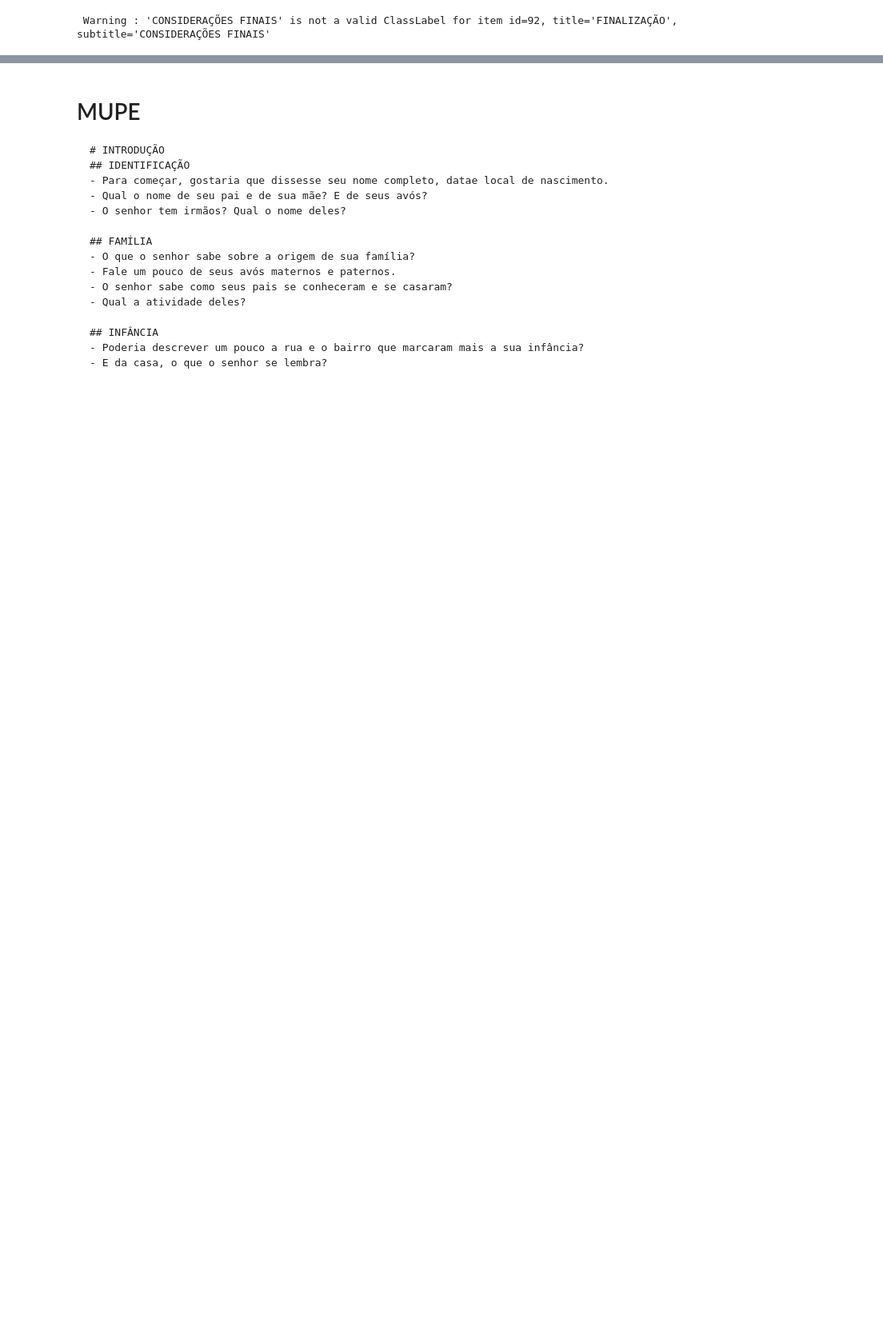
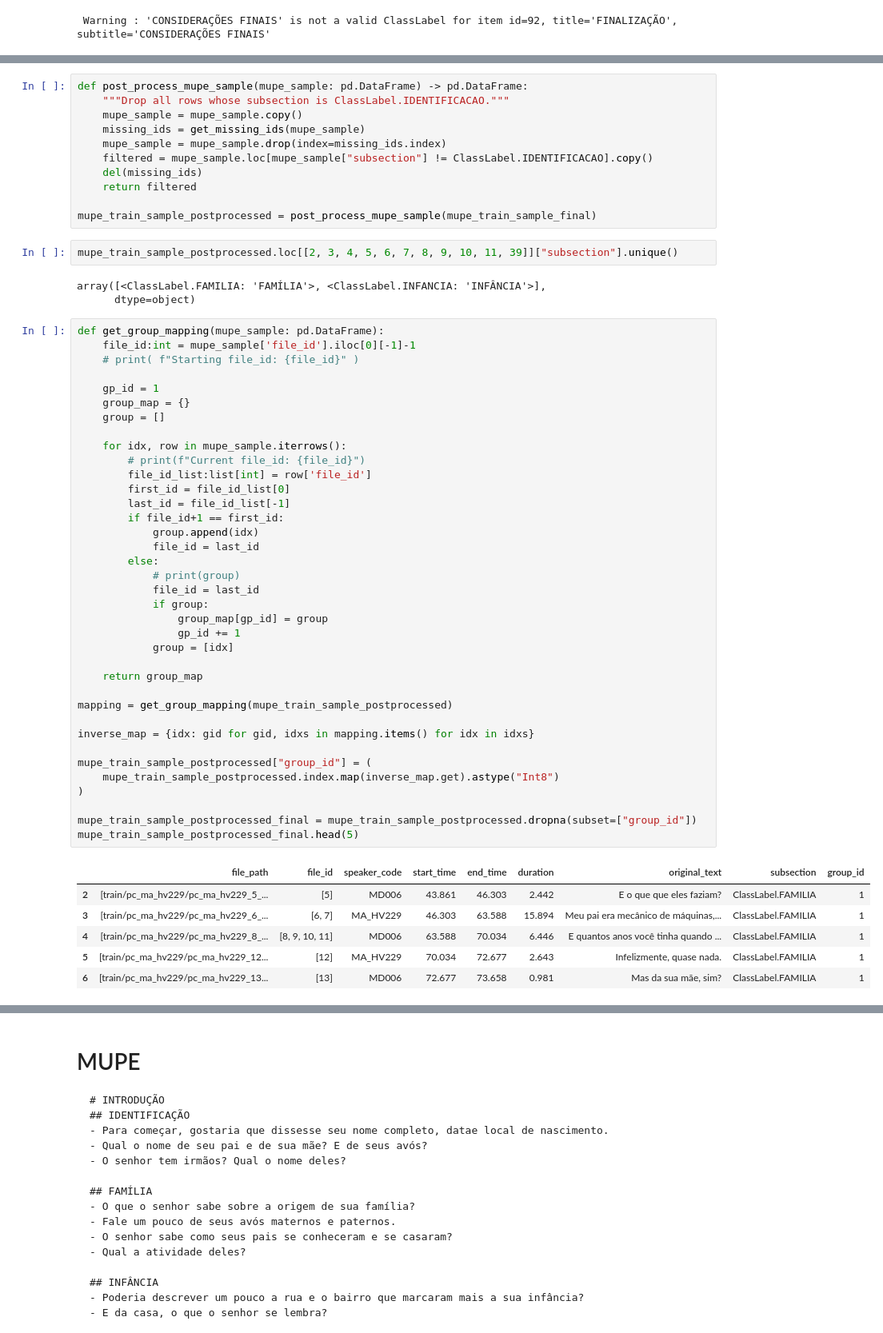
Before and after one commit to antonioMoreira/my-masters-degree, a Jupyter notebook: notebooks/mupe-dataset.ipynb, the cells around one changed output, grey strips where cells are left out. Shown at 80% size. Drawn from its saved outputs; the diff is of its cells as text; blank space fills up the shorter version.

```diff
--- a/notebooks/mupe-dataset.ipynb
+++ b/notebooks/mupe-dataset.ipynb
@@ -811,0 +819,60 @@ mupe_train_sample.merge(
+# %%
+def post_process_mupe_sample(mupe_sample: pd.DataFrame) -> pd.DataFrame:
+    """Drop all rows whose subsection is ClassLabel.IDENTIFICACAO."""
+    mupe_sample = mupe_sample.copy()
+    missing_ids = get_missing_ids(mupe_sample)
+    mupe_sample = mupe_sample.drop(index=missing_ids.index)
+    filtered = mupe_sample.loc[mupe_sample["subsection"] != ClassLabel.IDENTIFICACAO].copy()
+    del(missing_ids)
+    return filtered
+
+mupe_train_sample_postprocessed = post_process_mupe_sample(mupe_train_sample_final)
+# %%
+mupe_train_sample_postprocessed.loc[[2, 3, 4, 5, 6, 7, 8, 9, 10, 11, 39]]["subsection"].unique()
+# %% [output]
+array([<ClassLabel.FAMILIA: 'FAMÍLIA'>, <ClassLabel.INFANCIA: 'INFÂNCIA'>],
+      dtype=object)
+# %%
+def get_group_mapping(mupe_sample: pd.DataFrame):
+    file_id:int = mupe_sample['file_id'].iloc[0][-1]-1
+    # print( f"Starting file_id: {file_id}" )
+
+    gp_id = 1
+    group_map = {}
+    group = []
+
+    for idx, row in mupe_sample.iterrows():
+        # print(f"Current file_id: {file_id}")
+        file_id_list:list[int] = row['file_id']
+        first_id = file_id_list[0]
+        last_id = file_id_list[-1]
+        if file_id+1 == first_id:
+            group.append(idx)
+            file_id = last_id
+        else:
+            # print(group)
+            file_id = last_id
+            if group:
+                group_map[gp_id] = group
+                gp_id += 1
+            group = [idx]
+
+    return group_map
+
+mapping = get_group_mapping(mupe_train_sample_postprocessed)
+
+inverse_map = {idx: gid for gid, idxs in mapping.items() for idx in idxs}
+
+mupe_train_sample_postprocessed["group_id"] = (
+    mupe_train_sample_postprocessed.index.map(inverse_map.get).astype("Int8")
+)
+
+mupe_train_sample_postprocessed_final = mupe_train_sample_postprocessed.dropna(subset=["group_id"])
+mupe_train_sample_postprocessed_final.head(5)
+# %% [output]
+|  | file_path | file_id | speaker_code | start_time | end_time | duration | original_text | subsection | group_id |
+| 2 | [train/pc_ma_hv229/pc_ma_hv229_5_... | [5] | MD006 | 43.861 | 46.303 | 2.442 | E o que que eles faziam? | ClassLabel.FAMILIA | 1 |
+| 3 | [train/pc_ma_hv229/pc_ma_hv229_6_... | [6, 7] | MA_HV229 | 46.303 | 63.588 | 15.894 | Meu pai era mecânico de máquinas,... | ClassLabel.FAMILIA | 1 |
+| 4 | [train/pc_ma_hv229/pc_ma_hv229_8_... | [8, 9, 10, 11] | MD006 | 63.588 | 70.034 | 6.446 | E quantos anos você tinha quando ... | ClassLabel.FAMILIA | 1 |
+| 5 | [train/pc_ma_hv229/pc_ma_hv229_12... | [12] | MA_HV229 | 70.034 | 72.677 | 2.643 | Infelizmente, quase nada. | ClassLabel.FAMILIA | 1 |
+| 6 | [train/pc_ma_hv229/pc_ma_hv229_13... | [13] | MD006 | 72.677 | 73.658 | 0.981 | Mas da sua mãe, sim? | ClassLabel.FAMILIA | 1 |
```
Also changed, not shown: parts of 10 cells of this notebook, 1 other file.
